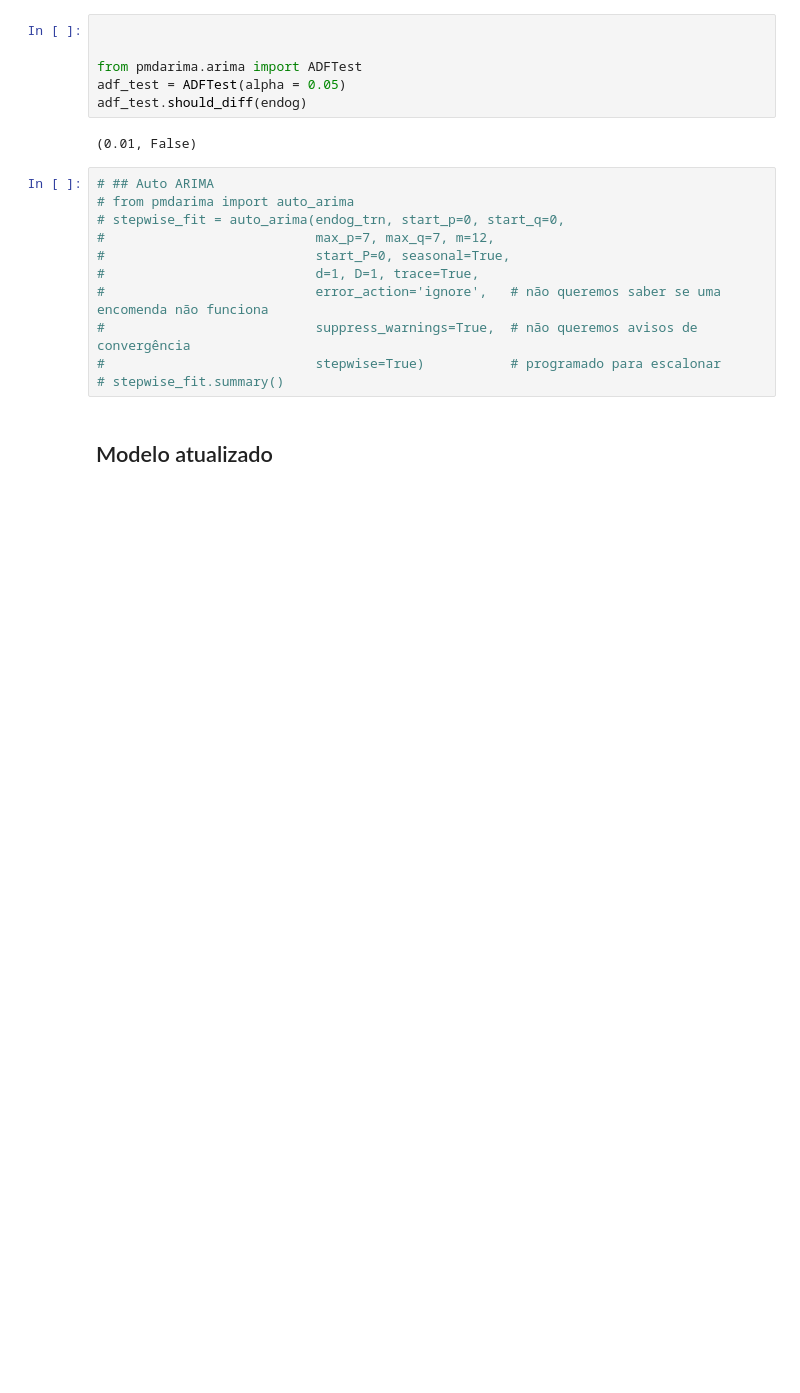
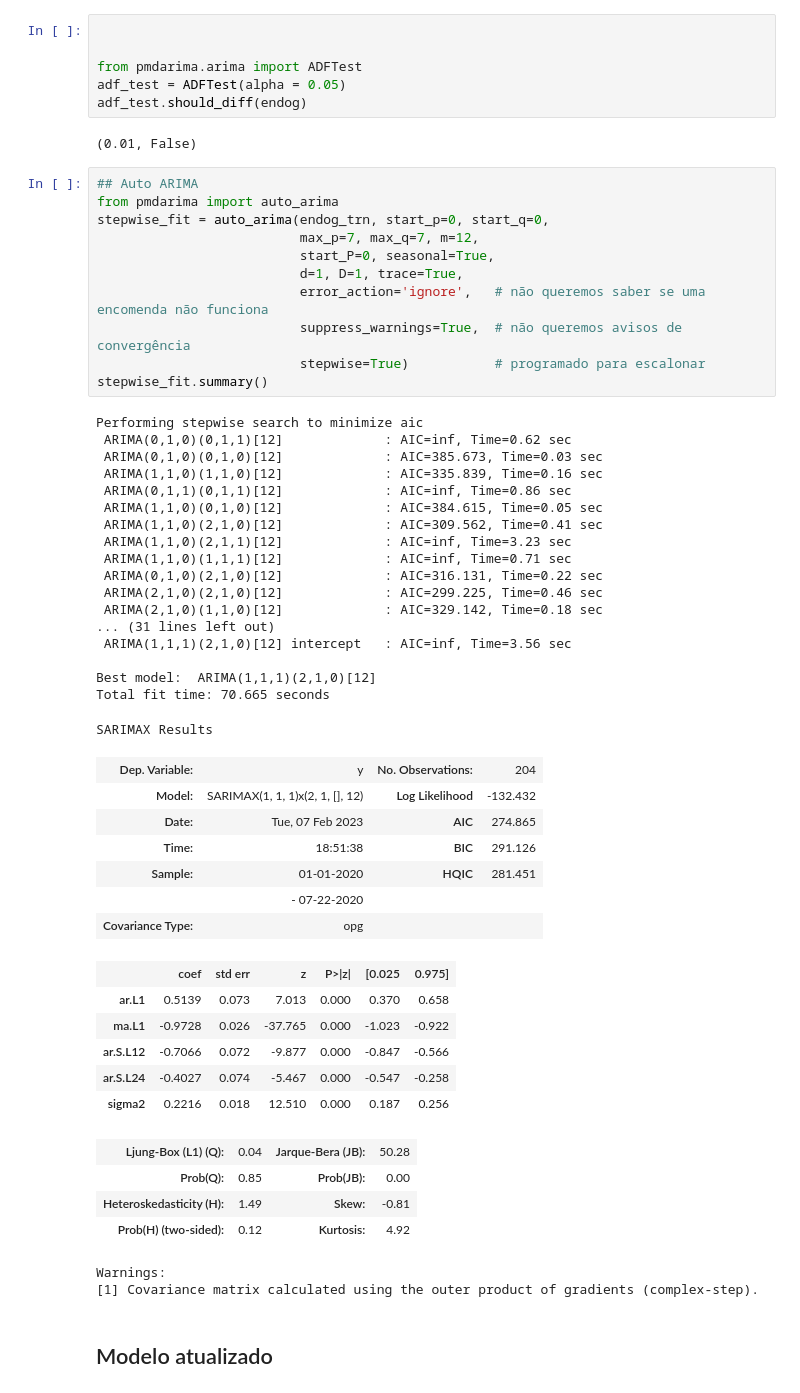
Before and after one commit to TheTchesko/Mestre-Tchesko, a Jupyter notebook: Modelos em Python/Modelos ARIMA.ipynb, the cells around one changed output. Saved outputs shown, nothing was run; the diff lists cells and outputs as text; blank space fills up the shorter version.

```diff
--- a/Modelos em Python/Modelos ARIMA.ipynb
+++ b/Modelos em Python/Modelos ARIMA.ipynb
@@ -418,16 +418,54 @@ adf_test.should_diff(endog)
 # %% [output]
 (0.01, False)
 # %%
-# ## Auto ARIMA
-# from pmdarima import auto_arima
-# stepwise_fit = auto_arima(endog_trn, start_p=0, start_q=0,
-#                           max_p=7, max_q=7, m=12,
-#                           start_P=0, seasonal=True,
-#                           d=1, D=1, trace=True,
-#                           error_action='ignore',   # não queremos saber se uma encomenda não funciona
-#                           suppress_warnings=True,  # não queremos avisos de convergência
-#                           stepwise=True)           # programado para escalonar
-# stepwise_fit.summary()
+## Auto ARIMA
+from pmdarima import auto_arima
+stepwise_fit = auto_arima(endog_trn, start_p=0, start_q=0,
+                          max_p=7, max_q=7, m=12,
+                          start_P=0, seasonal=True,
+                          d=1, D=1, trace=True,
+                          error_action='ignore',   # não queremos saber se uma encomenda não funciona
+                          suppress_warnings=True,  # não queremos avisos de convergência
+                          stepwise=True)           # programado para escalonar
+stepwise_fit.summary()
+# %% [output]
+Performing stepwise search to minimize aic
+ ARIMA(0,1,0)(0,1,1)[12]             : AIC=inf, Time=0.62 sec
+ ARIMA(0,1,0)(0,1,0)[12]             : AIC=385.673, Time=0.03 sec
+ ARIMA(1,1,0)(1,1,0)[12]             : AIC=335.839, Time=0.16 sec
+ ARIMA(0,1,1)(0,1,1)[12]             : AIC=inf, Time=0.86 sec
+ ARIMA(1,1,0)(0,1,0)[12]             : AIC=384.615, Time=0.05 sec
+ ARIMA(1,1,0)(2,1,0)[12]             : AIC=309.562, Time=0.41 sec
+ ARIMA(1,1,0)(2,1,1)[12]             : AIC=inf, Time=3.23 sec
+ ARIMA(1,1,0)(1,1,1)[12]             : AIC=inf, Time=0.71 sec
+ ARIMA(0,1,0)(2,1,0)[12]             : AIC=316.131, Time=0.22 sec
+ ARIMA(2,1,0)(2,1,0)[12]             : AIC=299.225, Time=0.46 sec
+ ARIMA(2,1,0)(1,1,0)[12]             : AIC=329.142, Time=0.18 sec
+... (31 lines left out)
+ ARIMA(1,1,1)(2,1,0)[12] intercept   : AIC=inf, Time=3.56 sec
+
+Best model:  ARIMA(1,1,1)(2,1,0)[12]
+Total fit time: 70.665 seconds
+SARIMAX Results
+| Dep. Variable: | y | No. Observations: | 204 |
+| Model: | SARIMAX(1, 1, 1)x(2, 1, [], 12) | Log Likelihood | -132.432 |
+| Date: | Tue, 07 Feb 2023 | AIC | 274.865 |
+| Time: | 18:51:38 | BIC | 291.126 |
+| Sample: | 01-01-2020 | HQIC | 281.451 |
+|  | - 07-22-2020 |  |  |
+| Covariance Type: | opg |  |  |
+|  | coef | std err | z | P>|z| | [0.025 | 0.975] |
+| ar.L1 | 0.5139 | 0.073 | 7.013 | 0.000 | 0.370 | 0.658 |
+| ma.L1 | -0.9728 | 0.026 | -37.765 | 0.000 | -1.023 | -0.922 |
+| ar.S.L12 | -0.7066 | 0.072 | -9.877 | 0.000 | -0.847 | -0.566 |
+| ar.S.L24 | -0.4027 | 0.074 | -5.467 | 0.000 | -0.547 | -0.258 |
+| sigma2 | 0.2216 | 0.018 | 12.510 | 0.000 | 0.187 | 0.256 |
+| Ljung-Box (L1) (Q): | 0.04 | Jarque-Bera (JB): | 50.28 |
+| Prob(Q): | 0.85 | Prob(JB): | 0.00 |
+| Heteroskedasticity (H): | 1.49 | Skew: | -0.81 |
+| Prob(H) (two-sided): | 0.12 | Kurtosis: | 4.92 |
+Warnings:
+[1] Covariance matrix calculated using the outer product of gradients (complex-step).
 # %% [markdown]
 ## Modelo atualizado
 # %%
```
Also changed, not shown: parts of 10 cells of this notebook, 31 other files.
